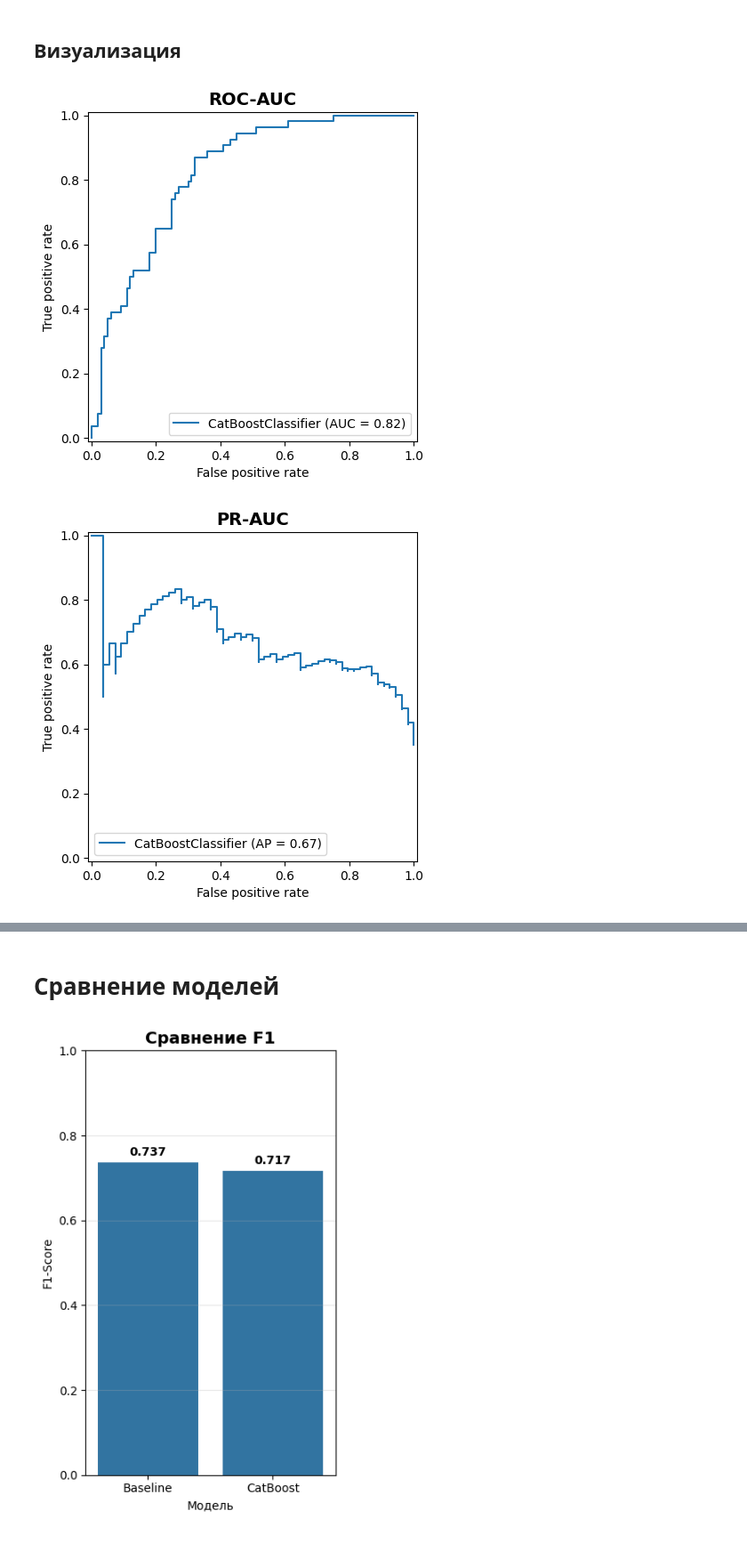
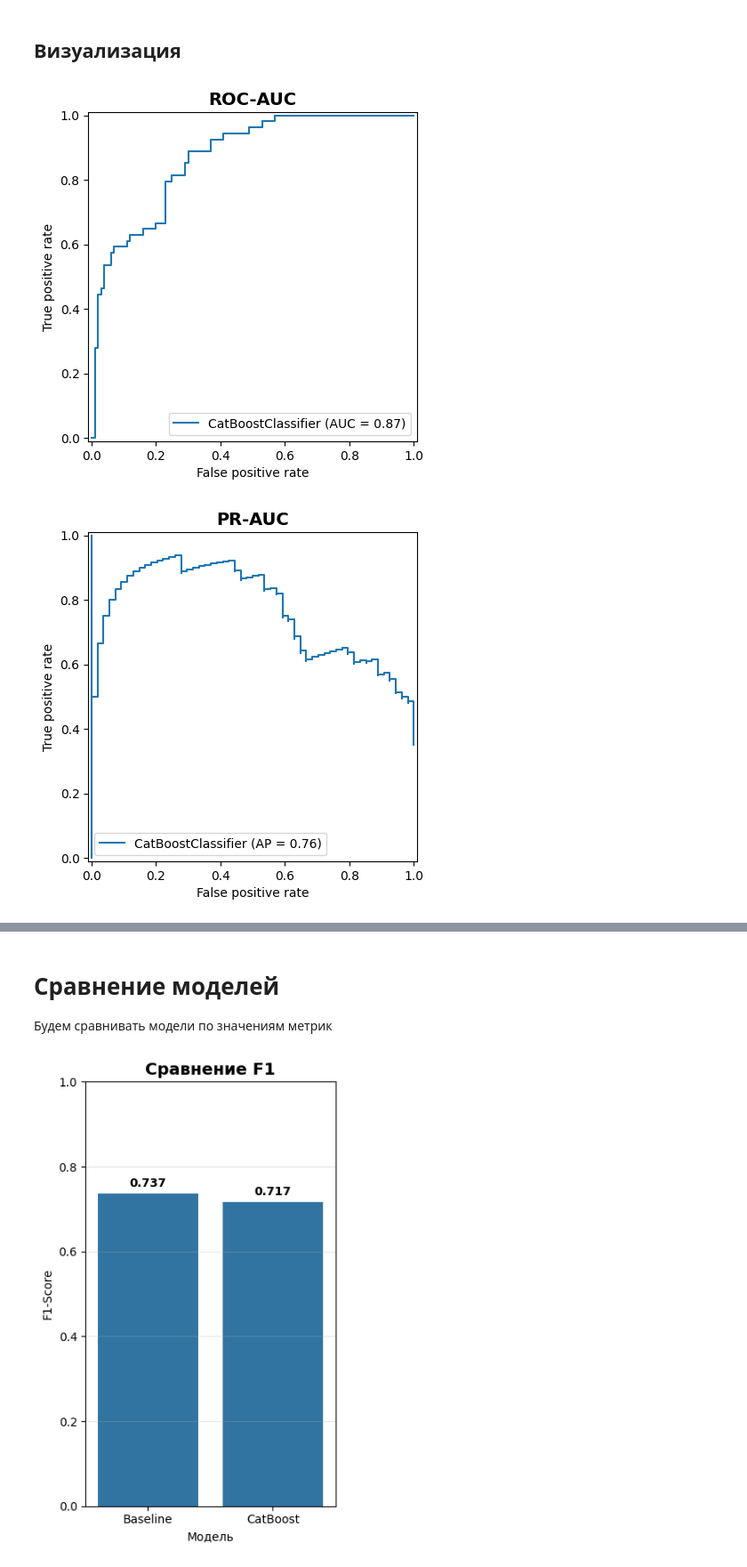
Before and after one commit to Soloda1/NeuroLAB2, a Jupyter notebook: notebooks/03_advanced_model_xgb_lgb_cb.ipynb, the cells around one changed output, grey strips where cells are left out. Shown at 89% size. Saved outputs shown, nothing was run; the diff lists cells and outputs as text; code cells hidden in the pictures.

Commit message:
add advanced model

```diff
--- a/notebooks/03_advanced_model_xgb_lgb_cb.ipynb
+++ b/notebooks/03_advanced_model_xgb_lgb_cb.ipynb
@@ -11,11 +16,12 @@ import seaborn as sns
 import matplotlib.pyplot as plt
 import numpy as np
 from catboost import CatBoostClassifier
-from sklearn.metrics import f1_score, roc_auc_score, average_precision_score, confusion_matrix
+from sklearn.metrics import f1_score, roc_auc_score, average_precision_score, confusion_matrix, classification_report
 from sklearn.model_selection import RandomizedSearchCV
 from sklearn.metrics import RocCurveDisplay, PrecisionRecallDisplay
 import pickle
 
+RANDOM_STATE = 42
 # Загрузка данных
 data_path = '../data/interim/data_split.pkl'
 baseline_path = '../data/interim/baseline_models_results.pkl'
@@ -30,7 +36,6 @@ X_test = data['X_test_processed']
 with open(baseline_path, 'rb') as f:
     baseline = pickle.load(f)
 
-# baseline_metrics = pd.read_csv('../data/interim/baseline_metrics.csv')
 baseline_metrics = baseline['best_baseline']['metrics']
 baseline_f1 = baseline_metrics['f1']
 baseline_roc_auc = baseline_metrics['roc_auc']
@@ -58,14 +66,16 @@ params = {
 }
 
 # Создание модели CatBoost
-catboost_model = CatBoostClassifier(random_state=42, verbose=0, auto_class_weights='Balanced')
+catboost_model = CatBoostClassifier(random_state=RANDOM_STATE,
+                                    verbose=0,
+                                    auto_class_weights='Balanced')
 
 # Поиск гиперпараметров
 random_search = RandomizedSearchCV(
     catboost_model,
     params,
     scoring='f1',
-    random_state=42,
+    random_state=RANDOM_STATE,
     n_jobs=-1
 )
 
@@ -118,34 +132,35 @@ weighted avg       0.80      0.78      0.78       154
 # %% [markdown]
 ## Визуализация
 # %%
-RocCurveDisplay.from_estimator(model, X_test, y_test)
+RocCurveDisplay.from_estimator(model, X_valid, y_valid)
 plt.title('ROC-AUC', fontsize=14, fontweight='bold')
 plt.xlabel("False positive rate")
 plt.ylabel("True positive rate")
 plt.show()
 
-PrecisionRecallDisplay.from_estimator(model, X_test, y_test)
+PrecisionRecallDisplay.from_estimator(model, X_valid, y_valid)
 plt.title('PR-AUC', fontsize=14, fontweight='bold')
 plt.xlabel("False positive rate")
 plt.ylabel("True positive rate")
 plt.show()
 
 feature_importance = model.feature_importances_
 importance = pd.DataFrame({
     'Признак': feature_names,
     'Важность': feature_importance
 }).sort_values('Важность', ascending=True)
 
 plt.barh(importance['Признак'], importance['Важность'])
 plt.xlabel('Важность признака, %')
 plt.title('Важность признаков', fontsize=14, fontweight='bold')
 plt.show()
 # %% [output]
-[figure, old version]
+[figure, new version]
-[figure, old version]
+[figure, new version]
 [figure]
 # %% [markdown]
 # Сравнение моделей
+Будем сравнивать модели по значениям метрик
 # %%
 # Сравнение моделей
 comparison = pd.DataFrame({
```
Also changed, not shown: parts of 4 cells of this notebook, 2 other files.
